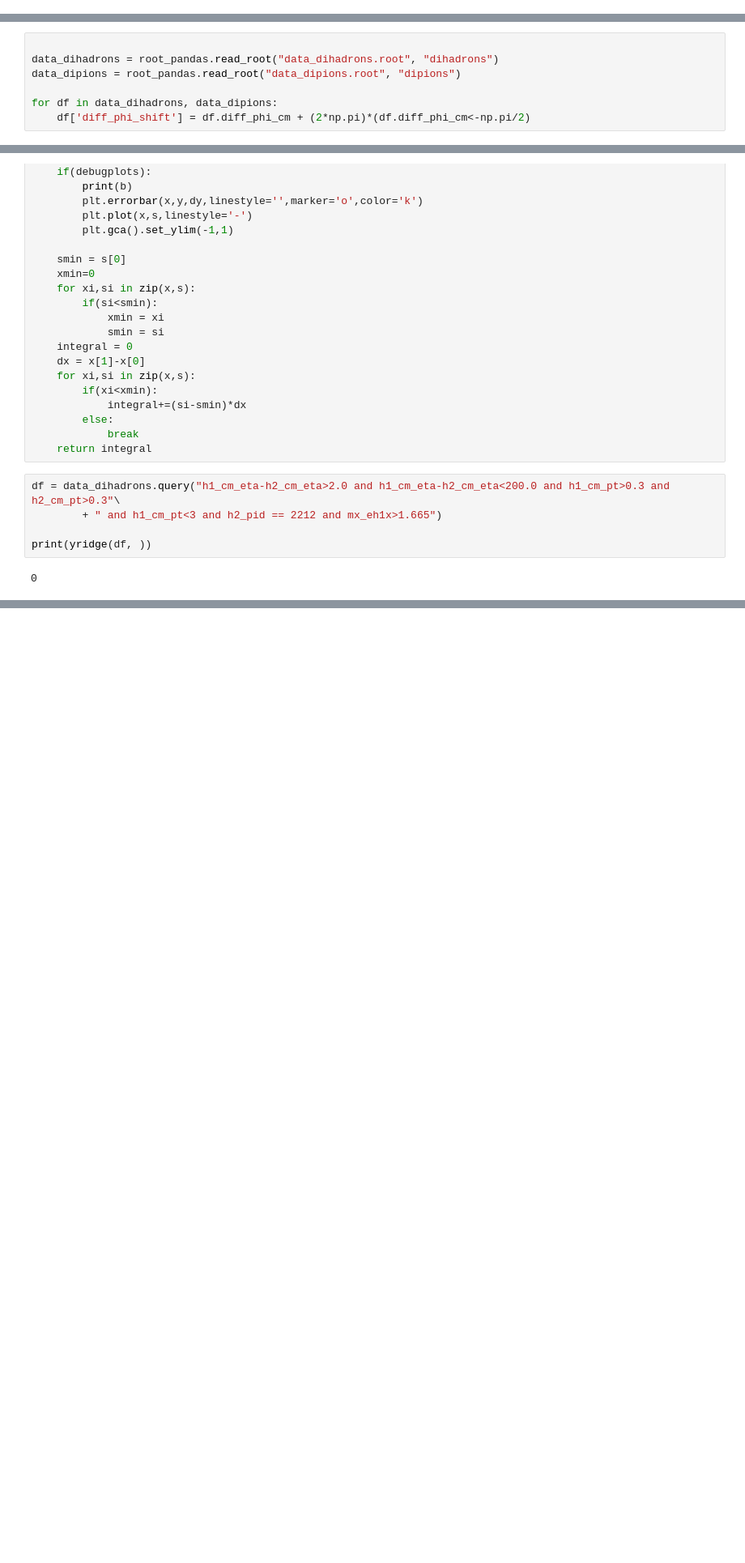
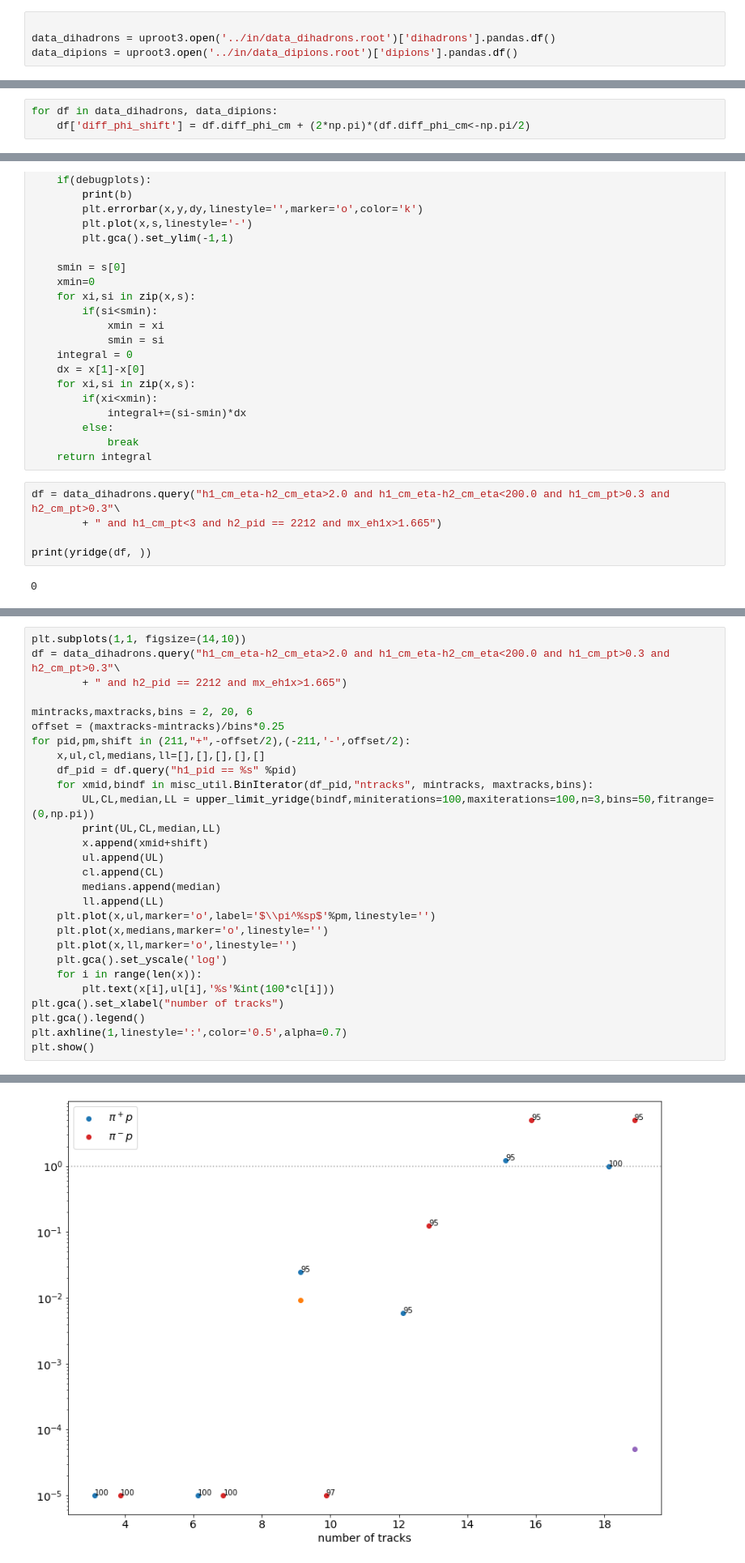
Before and after one commit to sebouh137/sidis_tuples, a Jupyter notebook: python/RidgeYield.ipynb, the cells around one changed output, grey strips where cells are left out. Shown at 81% size. Cells and saved outputs as stored; diff of their text form; blank space fills up the shorter version.

```diff
--- a/python/RidgeYield.ipynb
+++ b/python/RidgeYield.ipynb
@@ -43,10 +38,10 @@ done downloading or finding files
+# %%
+
+data_dihadrons = uproot3.open('../in/data_dihadrons.root')['dihadrons'].pandas.df()
+data_dipions = uproot3.open('../in/data_dipions.root')['dipions'].pandas.df()
 # %% [markdown]
 Now load the tuples from the files.
 # %%
-
-data_dihadrons = root_pandas.read_root("data_dihadrons.root", "dihadrons")
-data_dipions = root_pandas.read_root("data_dipions.root", "dipions")
-
 for df in data_dihadrons, data_dipions:
     df['diff_phi_shift'] = df.diff_phi_cm + (2*np.pi)*(df.diff_phi_cm<-np.pi/2)
 # %%
@@ -260,0 +267,29 @@ total time:  0 hours 0 minutes 2 seconds
+# %%
+plt.subplots(1,1, figsize=(14,10))
+df = data_dihadrons.query("h1_cm_eta-h2_cm_eta>2.0 and h1_cm_eta-h2_cm_eta<200.0 and h1_cm_pt>0.3 and h2_cm_pt>0.3"\
+        + " and h2_pid == 2212 and mx_eh1x>1.665")
+
+mintracks,maxtracks,bins = 2, 20, 6
+offset = (maxtracks-mintracks)/bins*0.25
+for pid,pm,shift in (211,"+",-offset/2),(-211,'-',offset/2):
+    x,ul,cl,medians,ll=[],[],[],[],[]
+    df_pid = df.query("h1_pid == %s" %pid)
+    for xmid,bindf in misc_util.BinIterator(df_pid,"ntracks", mintracks, maxtracks,bins):
+        UL,CL,median,LL = upper_limit_yridge(bindf,miniterations=100,maxiterations=100,n=3,bins=50,fitrange=(0,np.pi))
+        print(UL,CL,median,LL)
+        x.append(xmid+shift)
+        ul.append(UL)
+        cl.append(CL)
+        medians.append(median)
+        ll.append(LL)
+    plt.plot(x,ul,marker='o',label='$\\pi^%sp$'%pm,linestyle='')
+    plt.plot(x,medians,marker='o',linestyle='')
+    plt.plot(x,ll,marker='o',linestyle='')
+    plt.gca().set_yscale('log')
+    for i in range(len(x)):
+        plt.text(x[i],ul[i],'%s'%int(100*cl[i]))
+plt.gca().set_xlabel("number of tracks")
+plt.gca().legend()
+plt.axhline(1,linestyle=':',color='0.5',alpha=0.7)
+plt.show()
+# %% [output]
@@ -261,3 +313,4 @@ total time:  0 hours 0 minutes 2 seconds
+[figure, added]
 # %%
 df = data_dihadrons.query("h1_cm_eta-h2_cm_eta>2.0 and h1_cm_eta-h2_cm_eta<200.0 and h1_cm_pt>0.3 and h2_cm_pt>0.3"\
         + " and h2_pid == 2212 and mx_eh1x>1.665")
```
Also changed, not shown: parts of 9 cells of this notebook.
